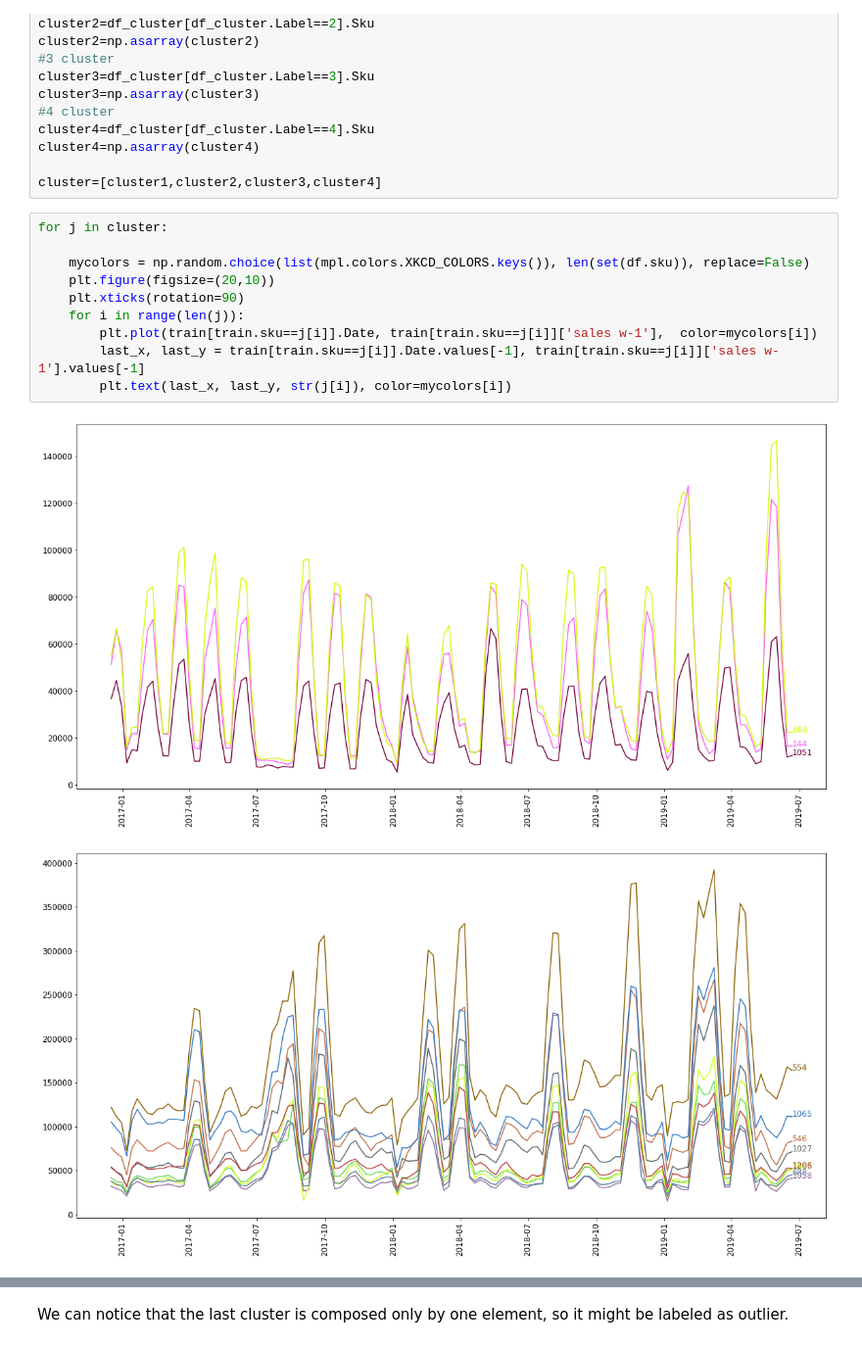
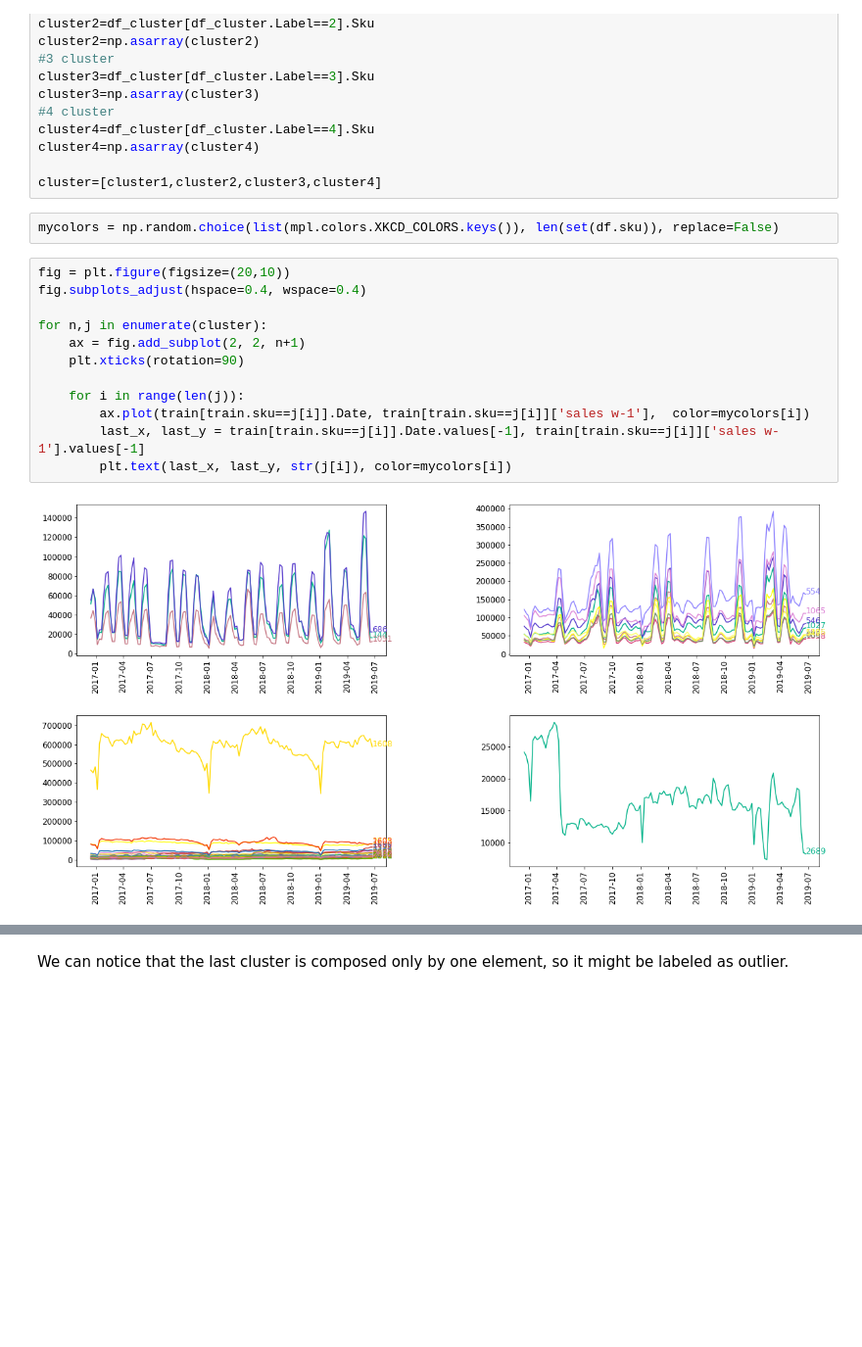
Before and after one commit to tommasofioravanti/DMTMCourseProject, a Jupyter notebook: consegna/03_Clustering.ipynb, the cells around one changed output, grey strips where cells are left out. Shown: that part at 98% size. Drawn from its saved outputs; the diff is of its cells as text; blank space fills up the shorter version.

```diff
--- a/consegna/03_Clustering.ipynb
+++ b/consegna/03_Clustering.ipynb
@@ -181,16 +181,19 @@ cluster4=df_cluster[df_cluster.Label==4].Sku
 cluster4=np.asarray(cluster4)
 
 cluster=[cluster1,cluster2,cluster3,cluster4]
+# %%
+mycolors = np.random.choice(list(mpl.colors.XKCD_COLORS.keys()), len(set(df.sku)), replace=False)
 # %%
-for j in cluster:
+fig = plt.figure(figsize=(20,10))
+fig.subplots_adjust(hspace=0.4, wspace=0.4)
 
-    mycolors = np.random.choice(list(mpl.colors.XKCD_COLORS.keys()), len(set(df.sku)), replace=False)
-    plt.figure(figsize=(20,10))
+for n,j in enumerate(cluster):
+    ax = fig.add_subplot(2, 2, n+1)
     plt.xticks(rotation=90)
+
     for i in range(len(j)):
-        plt.plot(train[train.sku==j[i]].Date, train[train.sku==j[i]]['sales w-1'],  color=mycolors[i])
+        ax.plot(train[train.sku==j[i]].Date, train[train.sku==j[i]]['sales w-1'],  color=mycolors[i])
         last_x, last_y = train[train.sku==j[i]].Date.values[-1], train[train.sku==j[i]]['sales w-1'].values[-1]
         plt.text(last_x, last_y, str(j[i]), color=mycolors[i])
 # %% [output]
-[figure, old version]
+[figure, new version]
-[figure, removed]
```
Also changed, not shown: parts of 2 cells of this notebook, 4 other files.
